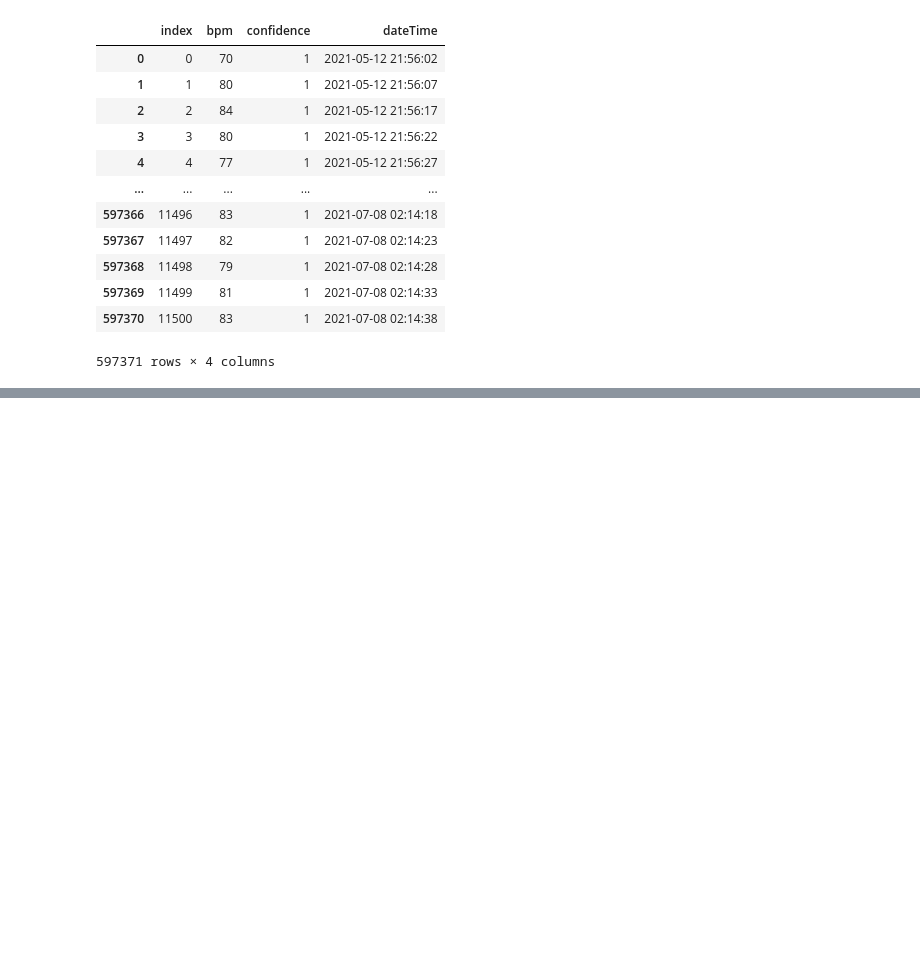
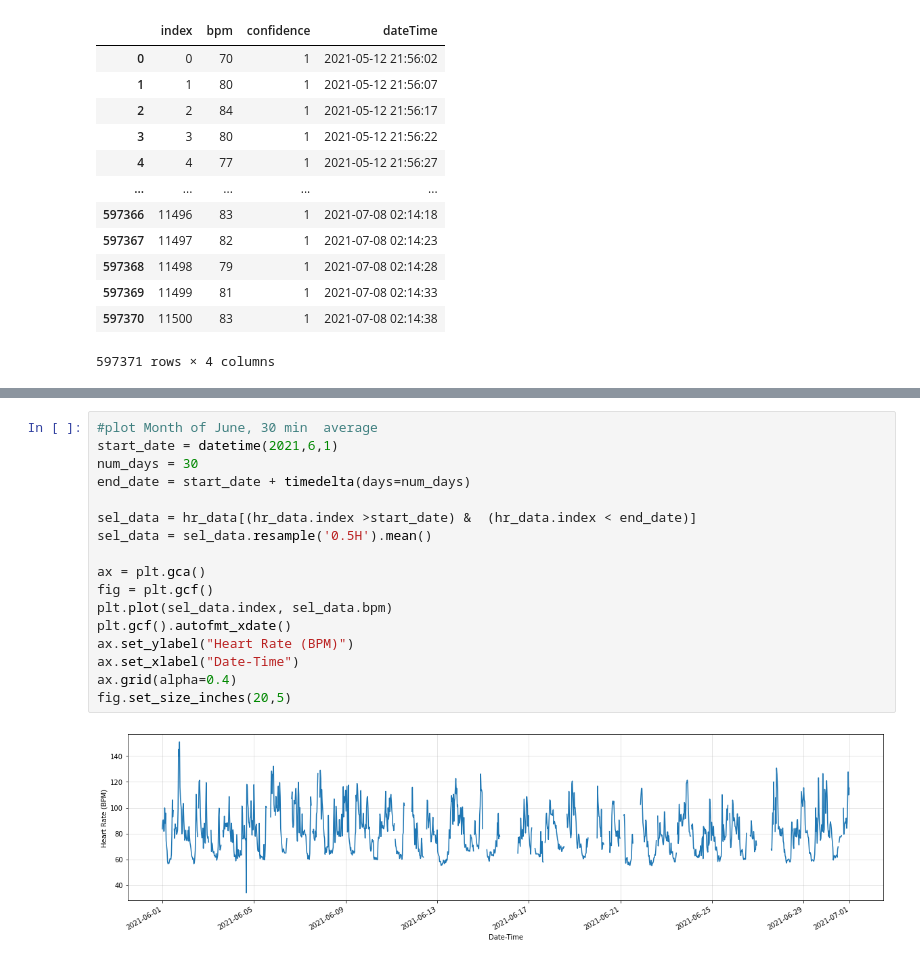
Before and after one commit to PennProjects/fitbit_dataanalysis, a Jupyter notebook: code/Plot_data_export_HR.ipynb, the cells around one changed output, grey strips where cells are left out. Saved outputs shown, nothing was run; the diff lists cells and outputs as text; blank space fills up the shorter version.

```diff
--- a/code/Plot_data_export_HR.ipynb
+++ b/code/Plot_data_export_HR.ipynb
@@ -54,0 +108,19 @@ hr_data
+# %%
+#plot Month of June, 30 min  average
+start_date = datetime(2021,6,1)
+num_days = 30
+end_date = start_date + timedelta(days=num_days)
+
+sel_data = hr_data[(hr_data.index >start_date) &  (hr_data.index < end_date)]
+sel_data = sel_data.resample('0.5H').mean()
+
+ax = plt.gca()
+fig = plt.gcf()
+plt.plot(sel_data.index, sel_data.bpm)
+plt.gcf().autofmt_xdate()
+ax.set_ylabel("Heart Rate (BPM)")
+ax.set_xlabel("Date-Time")
+ax.grid(alpha=0.4)
+fig.set_size_inches(20,5)
+# %% [output]
+[figure, added]
```
Also changed, not shown: parts of 6 cells of this notebook.
